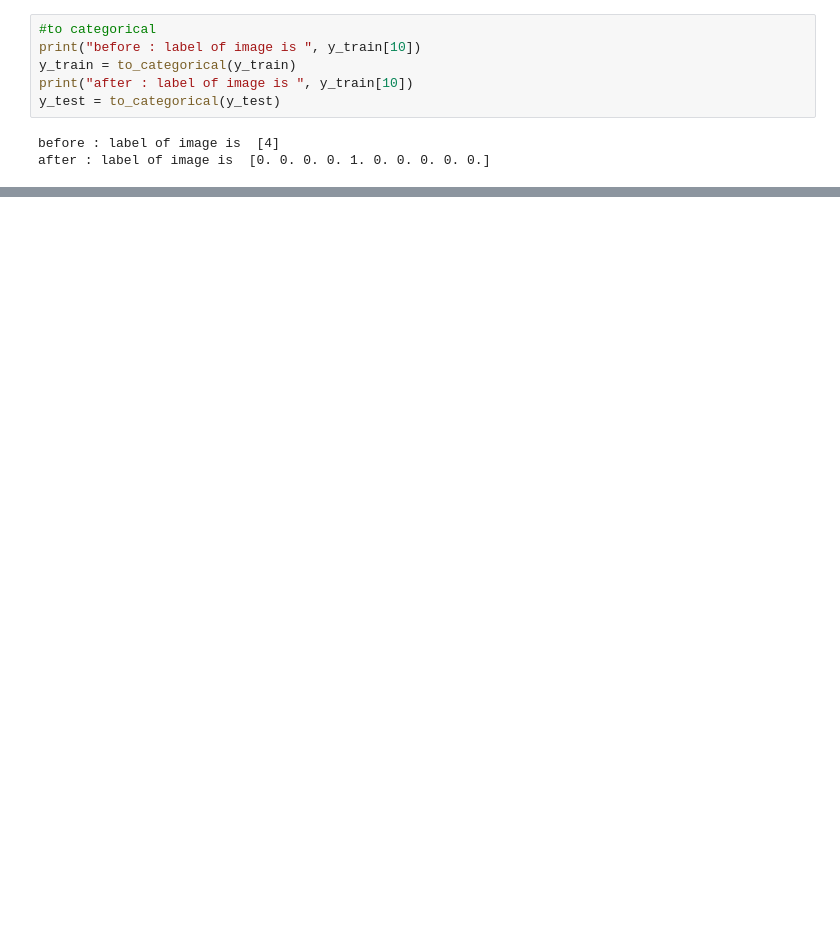
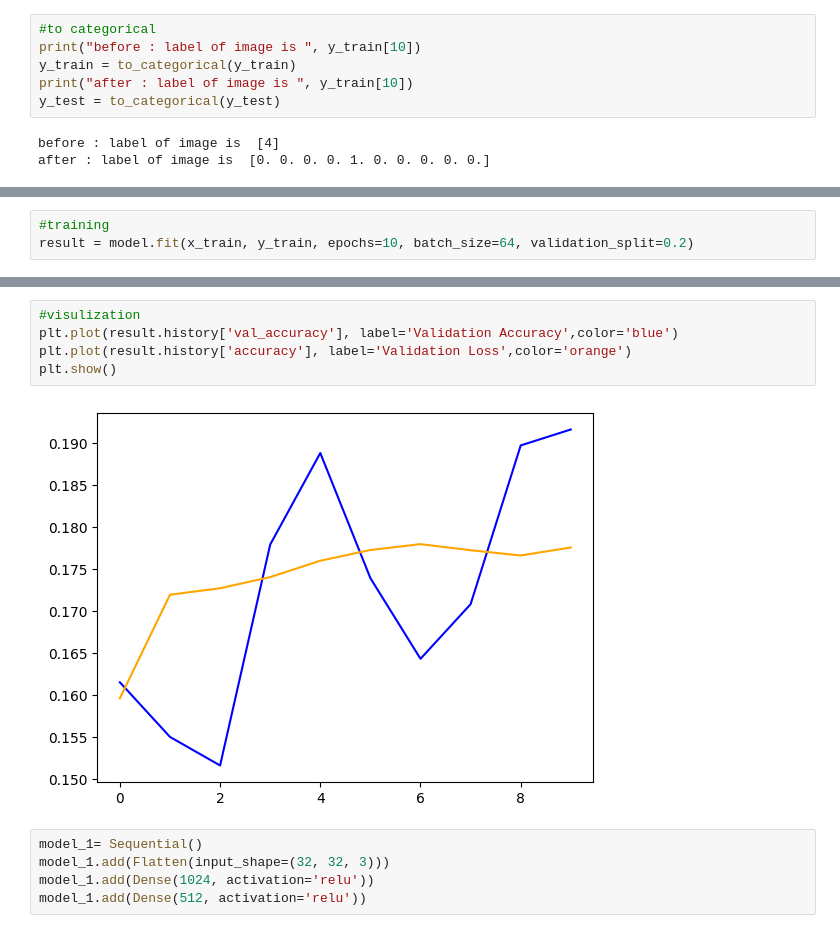
Before and after one commit to Praneeth0526/AI-Bootcamp, a Jupyter notebook: cifar10_mlp_keras.ipynb, the cells around one changed output, grey strips where cells are left out. Cells and saved outputs as stored; diff of their text form; blank space fills up the shorter version.

```diff
--- a/cifar10_mlp_keras.ipynb
+++ b/cifar10_mlp_keras.ipynb
@@ -25,0 +38,3 @@ after : label of image is  [0. 0. 0. 0. 1. 0. 0. 0. 0. 0.]
+# %%
+#training
+result = model.fit(x_train, y_train, epochs=10, batch_size=64, validation_split=0.2)
@@ -25,0 +67,12 @@ after : label of image is  [0. 0. 0. 0. 1. 0. 0. 0. 0. 0.]
+# %%
+#visulization
+plt.plot(result.history['val_accuracy'], label='Validation Accuracy',color='blue')
+plt.plot(result.history['accuracy'], label='Validation Loss',color='orange')
+plt.show()
+# %% [output]
+[figure, added]
+# %%
+model_1= Sequential()
+model_1.add(Flatten(input_shape=(32, 32, 3)))
+model_1.add(Dense(1024, activation='relu'))
+model_1.add(Dense(512, activation='relu'))
```
Also changed, not shown: parts of 8 cells of this notebook.
